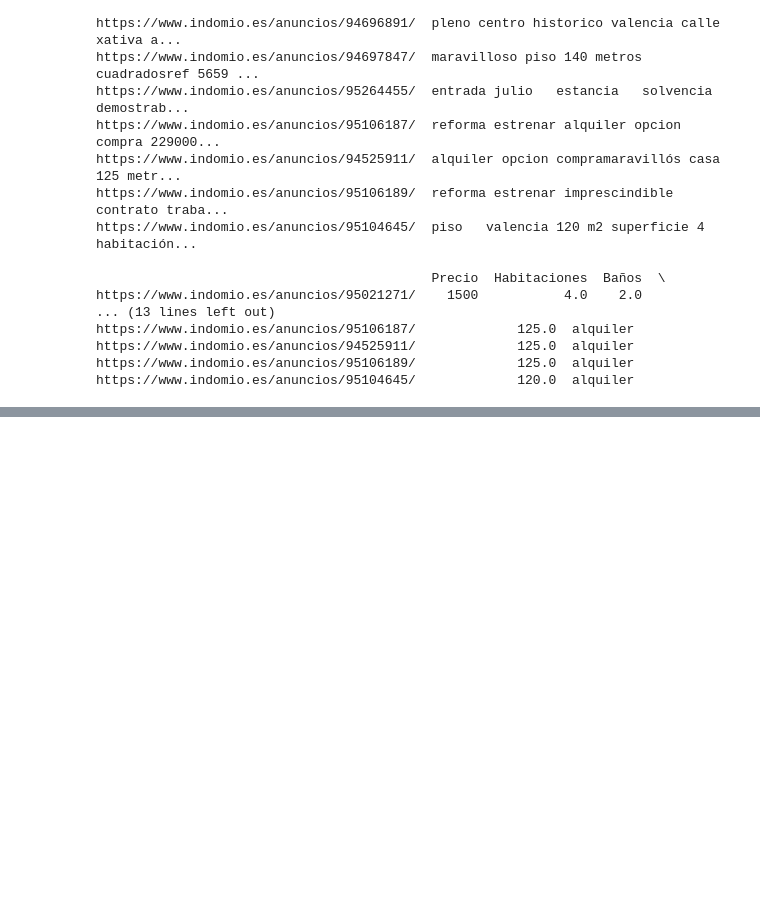
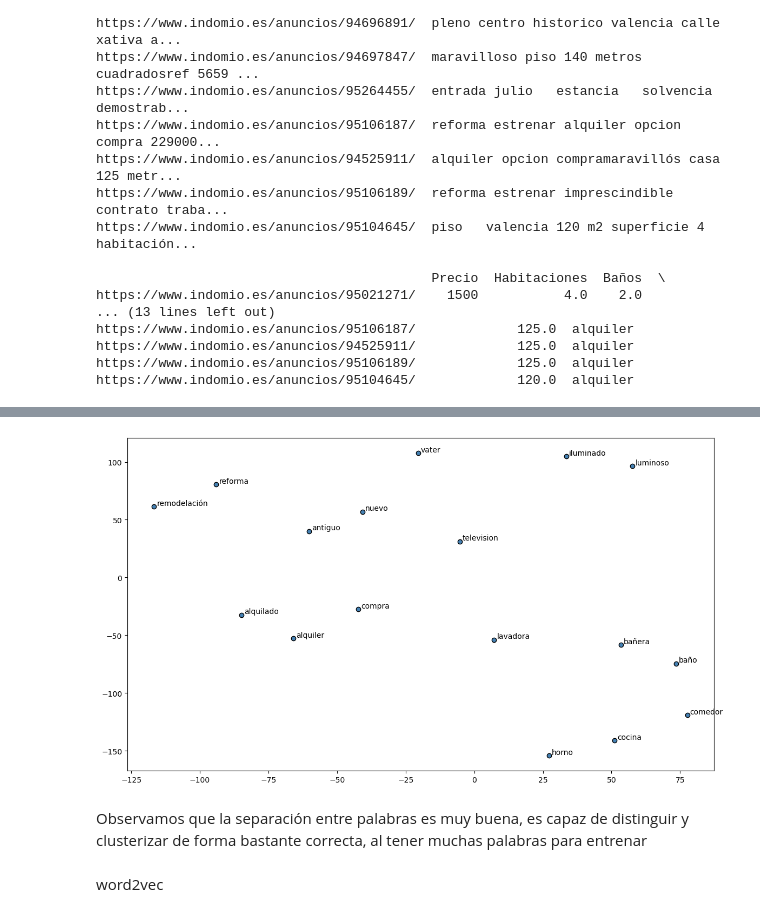
Before and after one commit to jobenmar/BuscaPiso-NLP, a Jupyter notebook: bow-tfidf.ipynb, the cells around one changed output, grey strips where cells are left out. Saved outputs shown, nothing was run; the diff lists cells and outputs as text; code cells hidden in the pictures; blank space fills up the shorter version.

```diff
--- a/bow-tfidf.ipynb
+++ b/bow-tfidf.ipynb
@@ -355,0 +560,18 @@ https://www.indomio.es/anuncios/95104645/             120.0  alquiler
+# %%
+from sklearn.manifold import TSNE
+import matplotlib.pyplot as plt
+
+tsne = TSNE(n_components=2, random_state=0, n_iter=10000, perplexity=5, init='pca', learning_rate='auto')
+np.set_printoptions(suppress=True)
+T = tsne.fit_transform(vector_palabras)
+labels = palabras
+plt.figure(figsize=(14, 8))
+plt.scatter(T[:, 0], T[:, 1], c='steelblue', edgecolors='k')
+for label, x, y in zip(labels, T[:, 0], T[:, 1]):
+    plt.annotate(label, xy=(x+1, y+1), xytext=(0, 0), textcoords='offset points')
+# %% [output]
+[figure, added]
+# %% [markdown]
+Observamos que la separación entre palabras es muy buena, es capaz de distinguir y clusterizar de forma bastante correcta, al tener muchas palabras para entrenar
+# %% [markdown]
+word2vec
```
Also changed, not shown: parts of 32 cells of this notebook, 1 other file.
